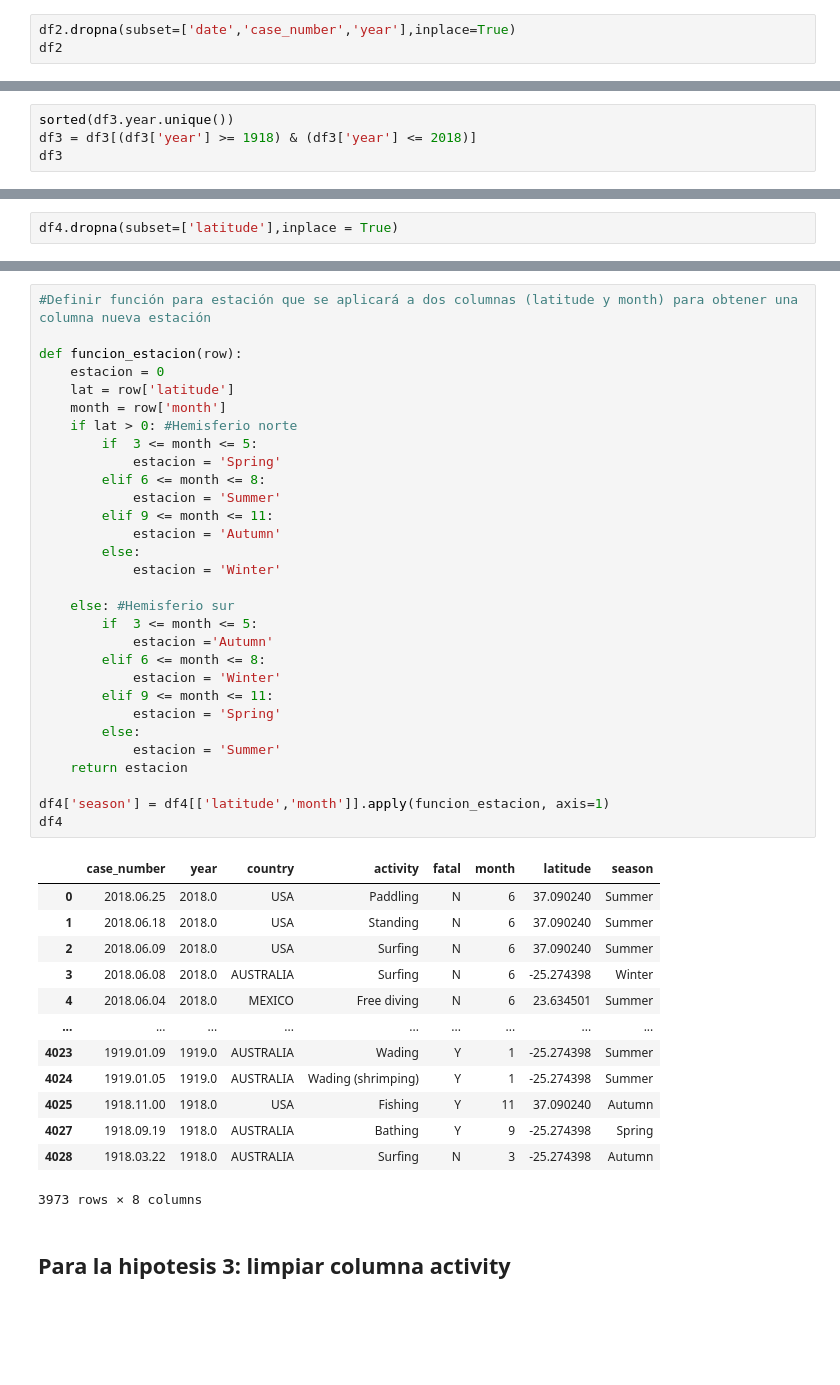
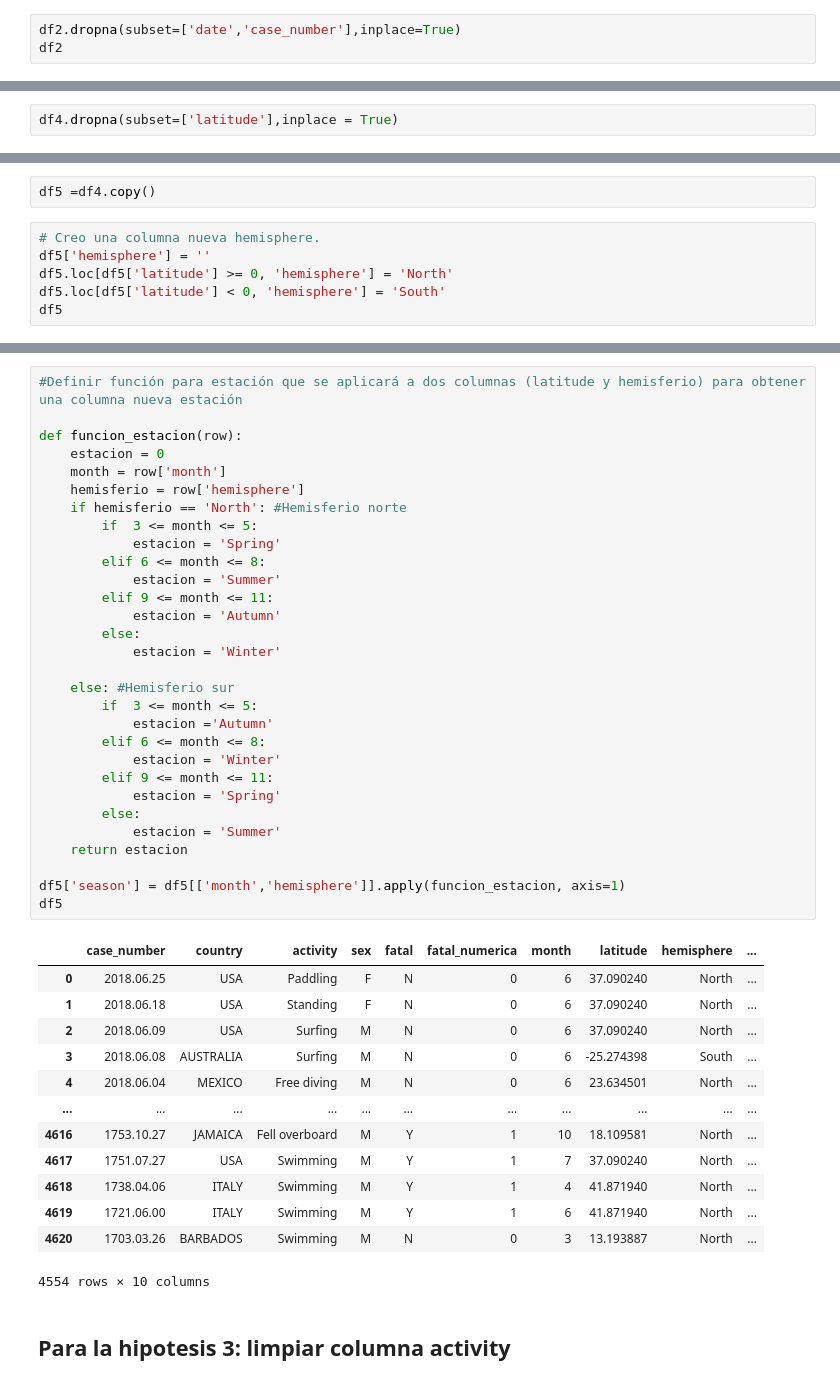
Before and after one commit to georginamanyanic/Project-1, a Jupyter notebook: clean.ipynb, the cells around one changed output, grey strips where cells are left out. Cells and saved outputs as stored; diff of their text form; blank space fills up the shorter version.

```diff
--- a/clean.ipynb
+++ b/clean.ipynb
@@ -262,4 +284,4 @@ Para la segunda hipotesis debo:
 # %%
-df2.dropna(subset=['date','case_number','year'],inplace=True)
+df2.dropna(subset=['date','case_number'],inplace=True)
 df2
 # %% [output]
@@ -406,4 +413,0 @@ df3.drop (columns = ['date','date_check','case_check'], inplace = True)
-# %%
-sorted(df3.year.unique())
-df3 = df3[(df3['year'] >= 1918) & (df3['year'] <= 2018)]
-df3
@@ -607,3 +526,11 @@ HEMISFERIO SUR: -90 <= latitude <=0
    - Verano: 1 diciembre hasta 28 febrero
    - Otoño: 1 marzo hasta 31 mayo
    - Invierno: 1 junio hasta 31 agosto
+# %%
+df5 =df4.copy()
+# %%
+# Creo una columna nueva hemisphere.
+df5['hemisphere'] = ''
+df5.loc[df5['latitude'] >= 0, 'hemisphere'] = 'North'
+df5.loc[df5['latitude'] < 0, 'hemisphere'] = 'South'
+df5
@@ -610,46 +551,46 @@ HEMISFERIO SUR: -90 <= latitude <=0
 # %%
-#Definir función para estación que se aplicará a dos columnas (latitude y month) para obtener una columna nueva estación
+#Definir función para estación que se aplicará a dos columnas (latitude y hemisferio) para obtener una columna nueva estación
 
 def funcion_estacion(row):
     estacion = 0
-    lat = row['latitude']
     month = row['month']
-    if lat > 0: #Hemisferio norte
+    hemisferio = row['hemisphere']
+    if hemisferio == 'North': #Hemisferio norte
         if  3 <= month <= 5:
             estacion = 'Spring'
         elif 6 <= month <= 8:
             estacion = 'Summer'
         elif 9 <= month <= 11:
             estacion = 'Autumn'
         else:
             estacion = 'Winter'
 
     else: #Hemisferio sur
         if  3 <= month <= 5:
             estacion ='Autumn'
         elif 6 <= month <= 8:
             estacion = 'Winter'
         elif 9 <= month <= 11:
             estacion = 'Spring'
         else:
             estacion = 'Summer'
     return estacion
 
-df4['season'] = df4[['latitude','month']].apply(funcion_estacion, axis=1)
-df4
+df5['season'] = df5[['month','hemisphere']].apply(funcion_estacion, axis=1)
+df5
 # %% [output]
-|  | case_number | year | country | activity | fatal | month | latitude | season |
-| 0 | 2018.06.25 | 2018.0 | USA | Paddling | N | 6 | 37.090240 | Summer |
-| 1 | 2018.06.18 | 2018.0 | USA | Standing | N | 6 | 37.090240 | Summer |
-| 2 | 2018.06.09 | 2018.0 | USA | Surfing | N | 6 | 37.090240 | Summer |
-| 3 | 2018.06.08 | 2018.0 | AUSTRALIA | Surfing | N | 6 | -25.274398 | Winter |
-| 4 | 2018.06.04 | 2018.0 | MEXICO | Free diving | N | 6 | 23.634501 | Summer |
-| ... | ... | ... | ... | ... | ... | ... | ... | ... |
-| 4023 | 1919.01.09 | 1919.0 | AUSTRALIA | Wading | Y | 1 | -25.274398 | Summer |
-| 4024 | 1919.01.05 | 1919.0 | AUSTRALIA | Wading (shrimping) | Y | 1 | -25.274398 | Summer |
-| 4025 | 1918.11.00 | 1918.0 | USA | Fishing | Y | 11 | 37.090240 | Autumn |
-| 4027 | 1918.09.19 | 1918.0 | AUSTRALIA | Bathing | Y | 9 | -25.274398 | Spring |
-| 4028 | 1918.03.22 | 1918.0 | AUSTRALIA | Surfing | N | 3 | -25.274398 | Autumn |
+|  | case_number | country | activity | sex | fatal | fatal_numerica | month | latitude | hemisphere | ... |
+| 0 | 2018.06.25 | USA | Paddling | F | N | 0 | 6 | 37.090240 | North | ... |
+| 1 | 2018.06.18 | USA | Standing | F | N | 0 | 6 | 37.090240 | North | ... |
+| 2 | 2018.06.09 | USA | Surfing | M | N | 0 | 6 | 37.090240 | North | ... |
+| 3 | 2018.06.08 | AUSTRALIA | Surfing | M | N | 0 | 6 | -25.274398 | South | ... |
+| 4 | 2018.06.04 | MEXICO | Free diving | M | N | 0 | 6 | 23.634501 | North | ... |
+| ... | ... | ... | ... | ... | ... | ... | ... | ... | ... | ... |
+| 4616 | 1753.10.27 | JAMAICA | Fell overboard | M | Y | 1 | 10 | 18.109581 | North | ... |
+| 4617 | 1751.07.27 | USA | Swimming | M | Y | 1 | 7 | 37.090240 | North | ... |
+| 4618 | 1738.04.06 | ITALY | Swimming | M | Y | 1 | 4 | 41.871940 | North | ... |
+| 4619 | 1721.06.00 | ITALY | Swimming | M | Y | 1 | 6 | 41.871940 | North | ... |
+| 4620 | 1703.03.26 | BARBADOS | Swimming | M | N | 0 | 3 | 13.193887 | North | ... |
-3973 rows × 8 columns
+4554 rows × 10 columns
 # %% [markdown]
 ## Para la hipotesis 3: limpiar columna activity
```
Also changed, not shown: parts of 90 cells of this notebook.
